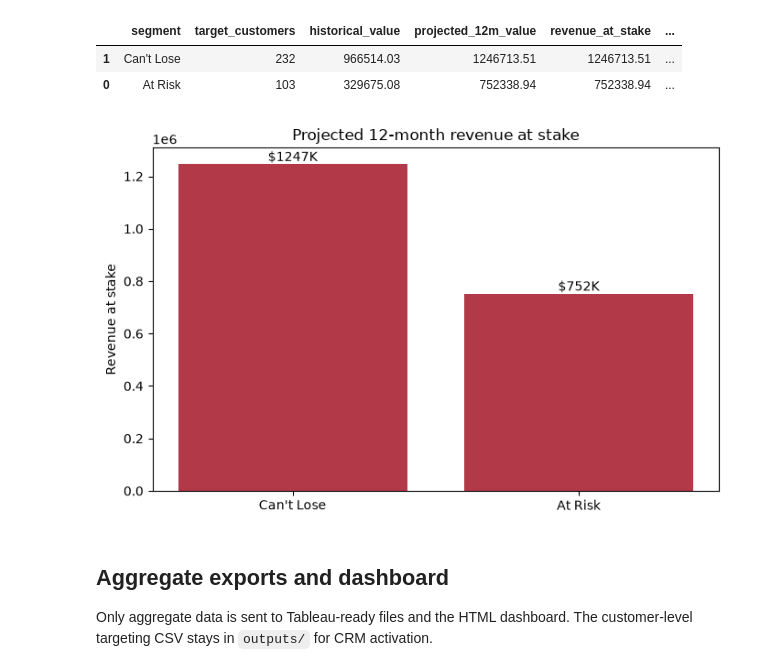
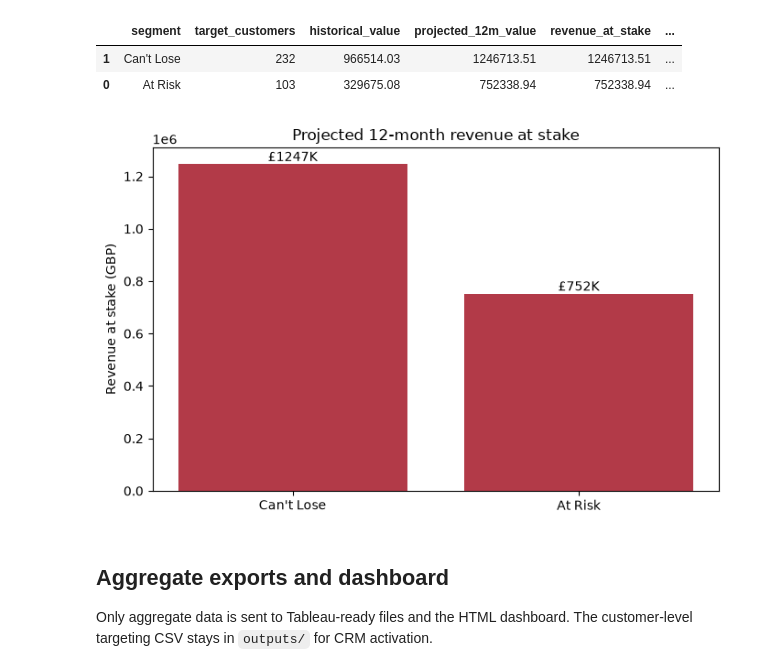
Before and after one commit to KyleZ8/retail-customer-analytics, a Jupyter notebook: notebooks/04_clv.ipynb, the cells around one changed output. Drawn from its saved outputs; the diff is of its cells as text; code cells hidden in the pictures.

```diff
--- a/notebooks/04_clv.ipynb
+++ b/notebooks/04_clv.ipynb
@@ -106,15 +106,15 @@ risk_by_segment
 # %%
 fig, ax = plt.subplots(figsize=(7, 4.5))
 ax.bar(risk_by_segment['segment'], risk_by_segment['revenue_at_stake'], color='#B23A48')
 ax.set_title('Projected 12-month revenue at stake')
-ax.set_ylabel('Revenue at stake')
+ax.set_ylabel('Revenue at stake (GBP)')
 for i, value in enumerate(risk_by_segment['revenue_at_stake']):
-    ax.text(i, value, f'${value/1000:.0f}K', ha='center', va='bottom')
+    ax.text(i, value, f'£{value/1000:.0f}K', ha='center', va='bottom')
 fig.tight_layout()
 fig.savefig(FIG_DIR / 'revenue_at_risk.png', dpi=160)
 plt.show()
 # %% [output]
-[figure, old version]
+[figure, new version]
 # %% [markdown]
 ## Aggregate exports and dashboard
 
```
Also changed, not shown: parts of 1 cell of this notebook, 14 other files.
